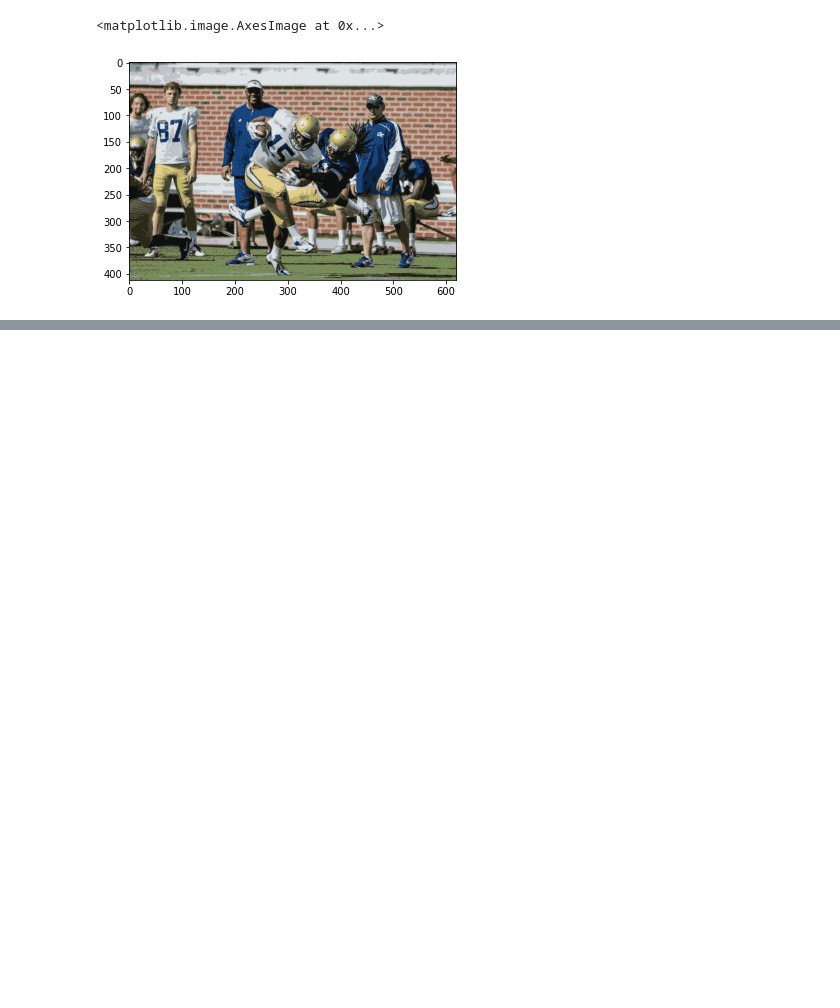
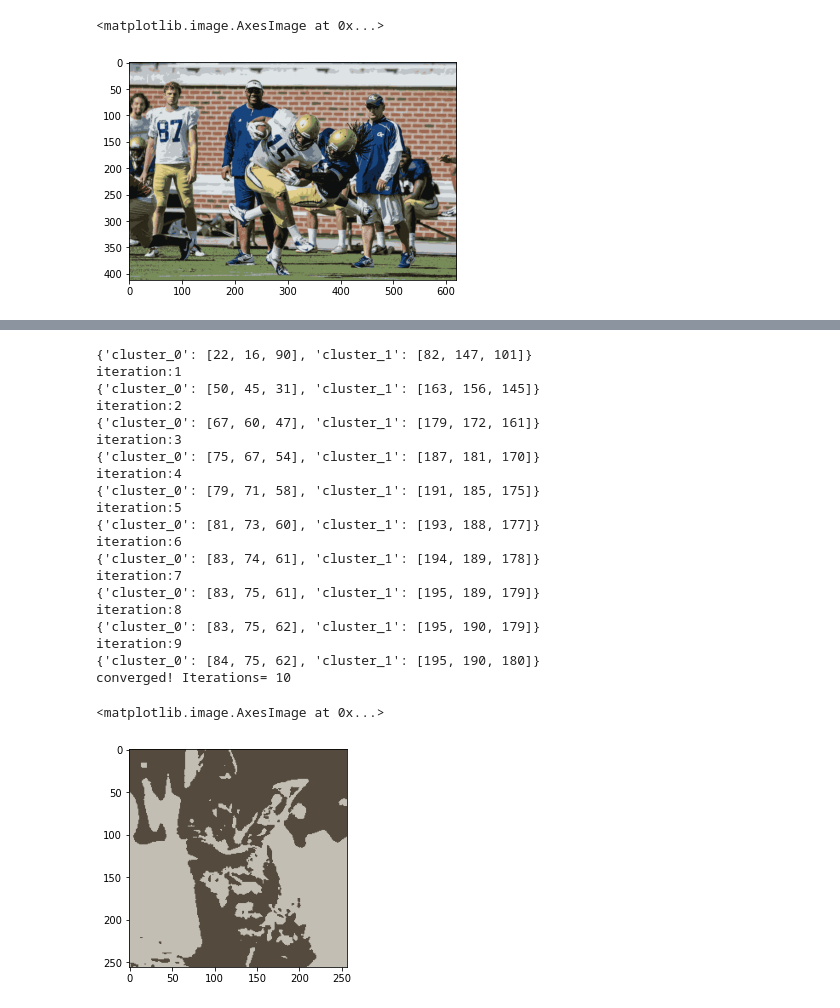
Before and after one commit to abilal19/Image-Compressions-Using-Kmeans, a Jupyter notebook: HW1Q2.ipynb, the cells around one changed output, grey strips where cells are left out. Cells and saved outputs as stored; diff of their text form; code cells hidden in the pictures; blank space fills up the shorter version.

```diff
--- a/HW1Q2.ipynb
+++ b/HW1Q2.ipynb
@@ -338,0 +361,31 @@ converged! Iterations= 49
+# %%
+
+
+data=data_3.reshape(-1,3)
+model_3 = kmeans(data,2,30)
+model_3.shape
+img_3 = model_3.reshape(data_3.shape)
+plt.imshow(img_3)
+# %% [output]
+{'cluster_0': [22, 16, 90], 'cluster_1': [82, 147, 101]}
+iteration:1
+{'cluster_0': [50, 45, 31], 'cluster_1': [163, 156, 145]}
+iteration:2
+{'cluster_0': [67, 60, 47], 'cluster_1': [179, 172, 161]}
+iteration:3
+{'cluster_0': [75, 67, 54], 'cluster_1': [187, 181, 170]}
+iteration:4
+{'cluster_0': [79, 71, 58], 'cluster_1': [191, 185, 175]}
+iteration:5
+{'cluster_0': [81, 73, 60], 'cluster_1': [193, 188, 177]}
+iteration:6
+{'cluster_0': [83, 74, 61], 'cluster_1': [194, 189, 178]}
+iteration:7
+{'cluster_0': [83, 75, 61], 'cluster_1': [195, 189, 179]}
+iteration:8
+{'cluster_0': [83, 75, 62], 'cluster_1': [195, 190, 179]}
+iteration:9
+{'cluster_0': [84, 75, 62], 'cluster_1': [195, 190, 180]}
+converged! Iterations= 10
+<matplotlib.image.AxesImage at 0x...>
+[figure, added]
```
Also changed, not shown: parts of 25 cells of this notebook.
